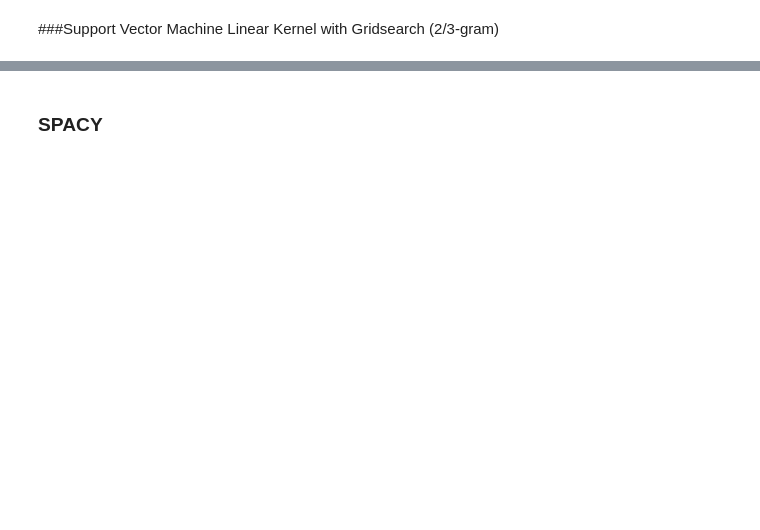
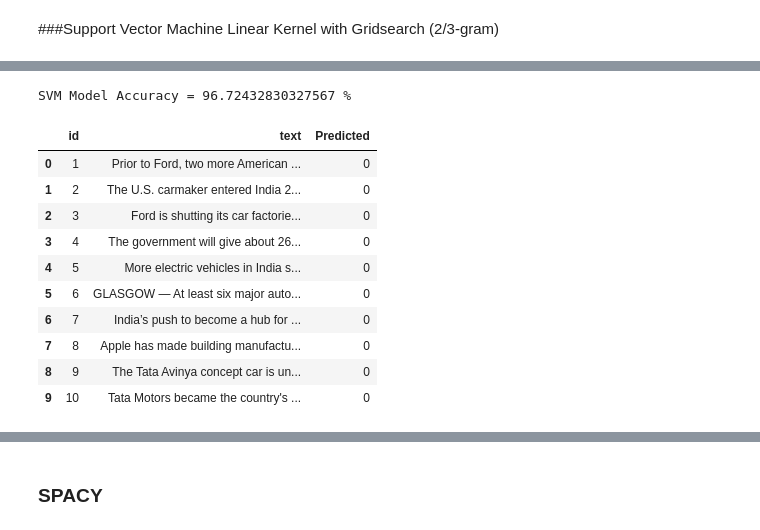
Before and after one commit to beatriceyapsm/Temporal-Information, a Jupyter notebook: CombiModels.ipynb, the cells around one changed output, grey strips where cells are left out. Cells and saved outputs as stored; diff of their text form; code cells hidden in the pictures; blank space fills up the shorter version.

```diff
--- a/CombiModels.ipynb
+++ b/CombiModels.ipynb
@@ -117,0 +169,5 @@ df_test.head(5)
+# %%
+#prepare predicting file
+df_pred = pd.read_csv('NewsArticlesFile.csv', encoding='cp1252')
+
+df_pred.head(5)
@@ -118,3 +181,6 @@ df_test.head(5)
+# %%
+global pred_data
+pred_data = df_pred.text
 # %% [markdown]
 ###Support Vector Machine Linear Kernel with Gridsearch (2/3-gram)
 # %%
@@ -141,4 +211,27 @@ grid_search.fit(train_data, train_target)
 # %%
 #Predict the outcome on the testing set and store it in a variable named y_predicted
 y_predicted = grid_search.predict(test_data)
+# %%
+accuracy_for_test_keys = np.mean(y_predicted == test_target)
+print("SVM Model Accuracy = {} %".format(accuracy_for_test_keys*100))
+# %% [output]
+SVM Model Accuracy = 96.72432830327567 %
+# %%
+#Predict the outcome on the new set and store it in a variable named p_predicted
+p_predicted = grid_search.predict(pred_data)
+# %%
+df_pred['Predicted'] = p_predicted
+df_pred.head(10)
+# %% [output]
+|  | id | text | Predicted |
+| 0 | 1 | Prior to Ford, two more American ... | 0 |
+| 1 | 2 | The U.S. carmaker entered India 2... | 0 |
+| 2 | 3 | Ford is shutting its car factorie... | 0 |
+| 3 | 4 | The government will give about 26... | 0 |
+| 4 | 5 | More electric vehicles in India s... | 0 |
+| 5 | 6 | GLASGOW — At least six major auto... | 0 |
+| 6 | 7 | India’s push to become a hub for ... | 0 |
+| 7 | 8 | Apple has made building manufactu... | 0 |
+| 8 | 9 | The Tata Avinya concept car is un... | 0 |
+| 9 | 10 | Tata Motors became the country's ... | 0 |
 # %%
```
Also changed, not shown: parts of 40 cells of this notebook.
